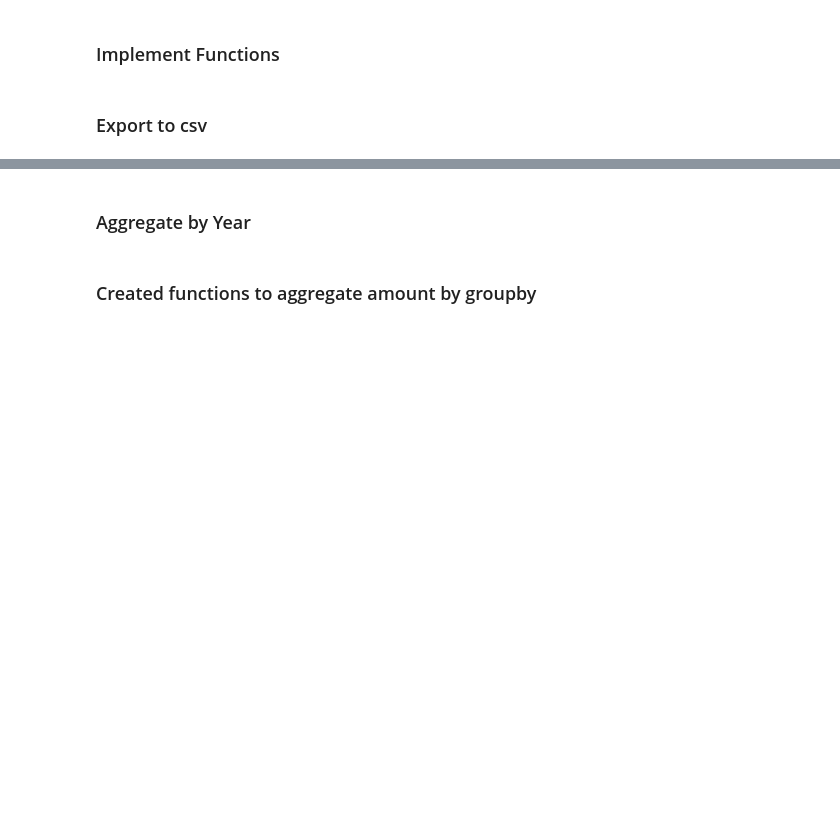
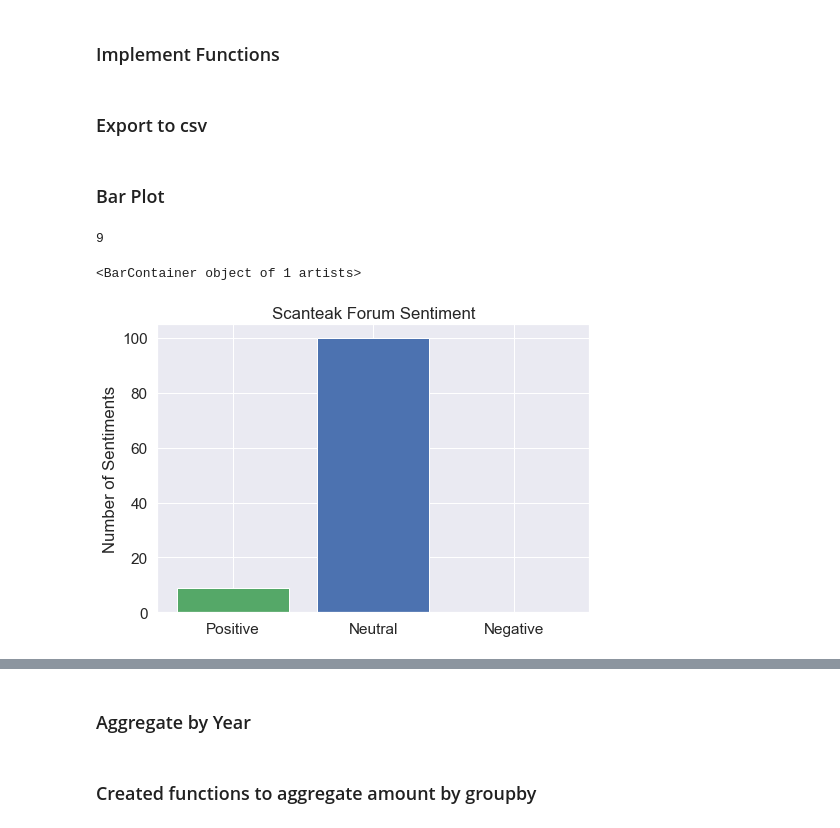
Before and after one commit to IvyHau/scanteak, a Jupyter notebook: Script/Sentiment Vader Forums.ipynb, the cells around one changed output, grey strips where cells are left out. Cells and saved outputs as stored; diff of their text form; code cells hidden in the pictures; blank space fills up the shorter version.

Commit message:
Updated the scripts for eda and vader forum

```diff
--- a/Script/Sentiment Vader Forums.ipynb
+++ b/Script/Sentiment Vader Forums.ipynb
@@ -125,3 +125,22 @@ vader_sentiment(wihardja_df).to_csv("../Sentiment/vader/wihardja forum.csv")
 vader_sentiment(star_living_df).to_csv("../Sentiment/vader/starLiving forum.csv")
 vader_sentiment(grey_and_sanders_df).to_csv("../Sentiment/vader/greysanders forum.csv")
 vader_sentiment(teak_furniture_df).to_csv("../Sentiment/vader/furniture forum.csv")
+# %% [markdown]
+### Bar Plot
+# %%
+scanteak_df[scanteak_df['Sentiment'] == "Positive"].value_counts().sum()
+# %% [output]
+9
+# %%
+#ax = scanteak_df['Sentiment'].value_counts().plot(kind = 'bar', figsize = (14,8), title = "Scanteak Forum Sentiment")
+fig = plt.figure()
+ax = fig.add_axes([1,1,1,1])
+ax.set_title("Scanteak Forum Sentiment")
+ax.set_ylabel('Sentiments')
+ax.set_ylabel('Number of Sentiments')
+ax.bar("Positive", scanteak_df[scanteak_df['Sentiment'] == "Positive"].value_counts().sum(), color = '#3182bd', width = 0.8)
+ax.bar("Neutral", scanteak_df[scanteak_df['Sentiment'] == "Neutral"].value_counts().sum(), color = 'b', width = 0.8)
+ax.bar("Negative", scanteak_df[scanteak_df['Sentiment'] == "Negative"].value_counts().sum(), color = 'r', width = 0.8)
+# %% [output]
+<BarContainer object of 1 artists>
+[figure, added]
```
Also changed, not shown: parts of 5 cells of this notebook, 1 other file.
